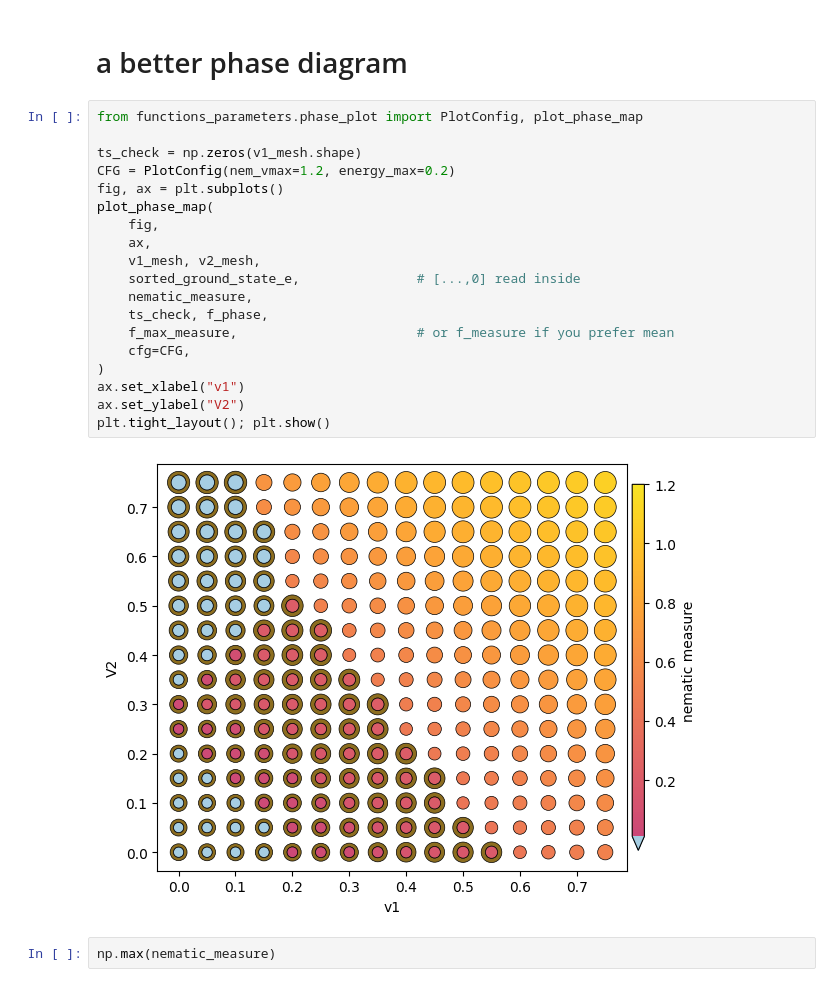
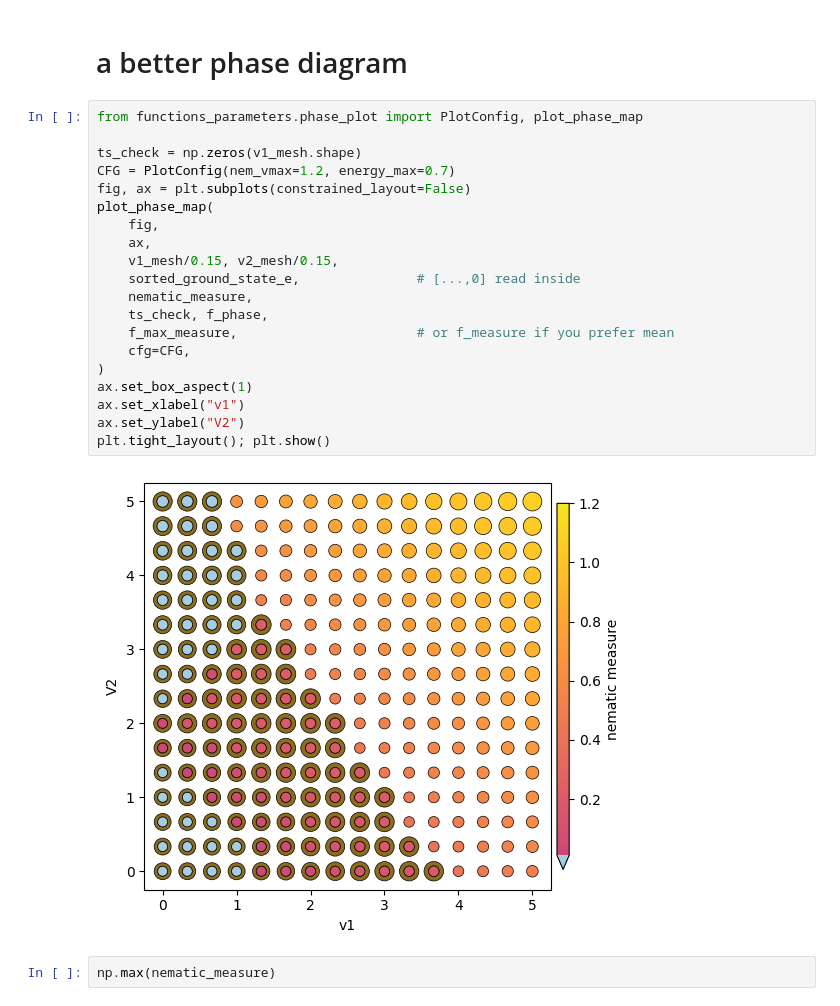
Before and after one commit to yumannhe/SCHF_auto_collinear, a Jupyter notebook: data_analysis/over_v/phase_diagram_filling_1p5_t_4em4_pmap_over_v1_v2.ipynb, the cells around one changed output. Drawn from its saved outputs; the diff is of its cells as text.

```diff
--- a/data_analysis/over_v/phase_diagram_filling_1p5_t_4em4_pmap_over_v1_v2.ipynb
+++ b/data_analysis/over_v/phase_diagram_filling_1p5_t_4em4_pmap_over_v1_v2.ipynb
@@ -108,24 +108,25 @@ np.int32(5)
 # %%
 from functions_parameters.phase_plot import PlotConfig, plot_phase_map
 
 ts_check = np.zeros(v1_mesh.shape)
-CFG = PlotConfig(nem_vmax=1.2, energy_max=0.2)
-fig, ax = plt.subplots()
+CFG = PlotConfig(nem_vmax=1.2, energy_max=0.7)
+fig, ax = plt.subplots(constrained_layout=False)
 plot_phase_map(
     fig,
     ax,
-    v1_mesh, v2_mesh,
+    v1_mesh/0.15, v2_mesh/0.15,
     sorted_ground_state_e,               # [...,0] read inside
     nematic_measure,
     ts_check, f_phase,
     f_max_measure,                       # or f_measure if you prefer mean
     cfg=CFG,
 )
+ax.set_box_aspect(1)
 ax.set_xlabel("v1")
 ax.set_ylabel("V2")
 plt.tight_layout(); plt.show()
 # %% [output]
-[figure, old version]
+[figure, new version]
 # %%
 np.max(nematic_measure)
 # %% [output]
```
Also changed, not shown: parts of 1 cell of this notebook, 14 other files.
